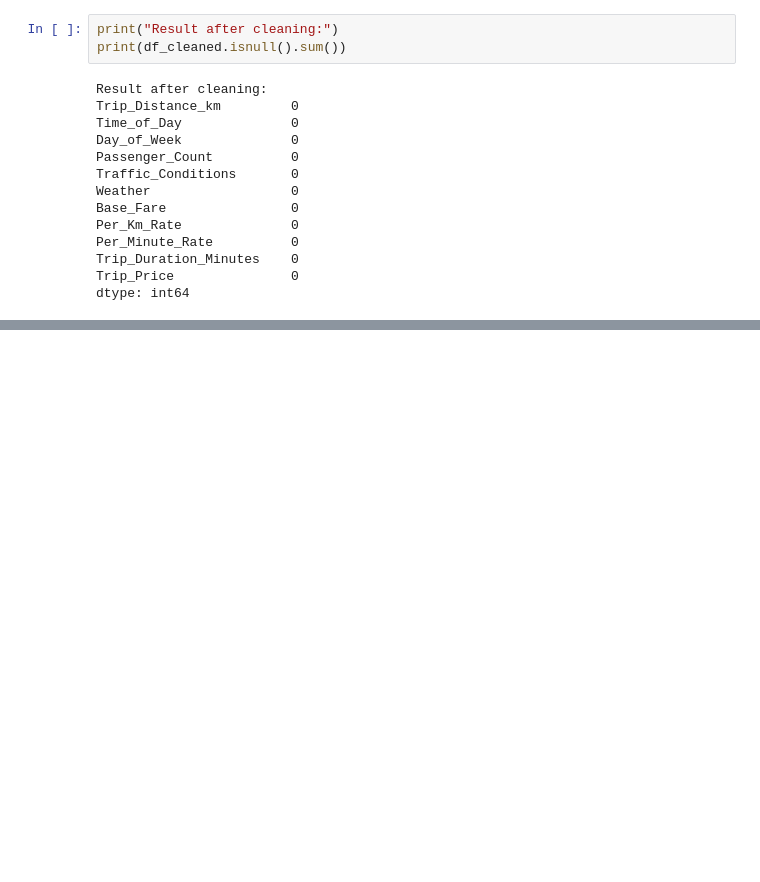
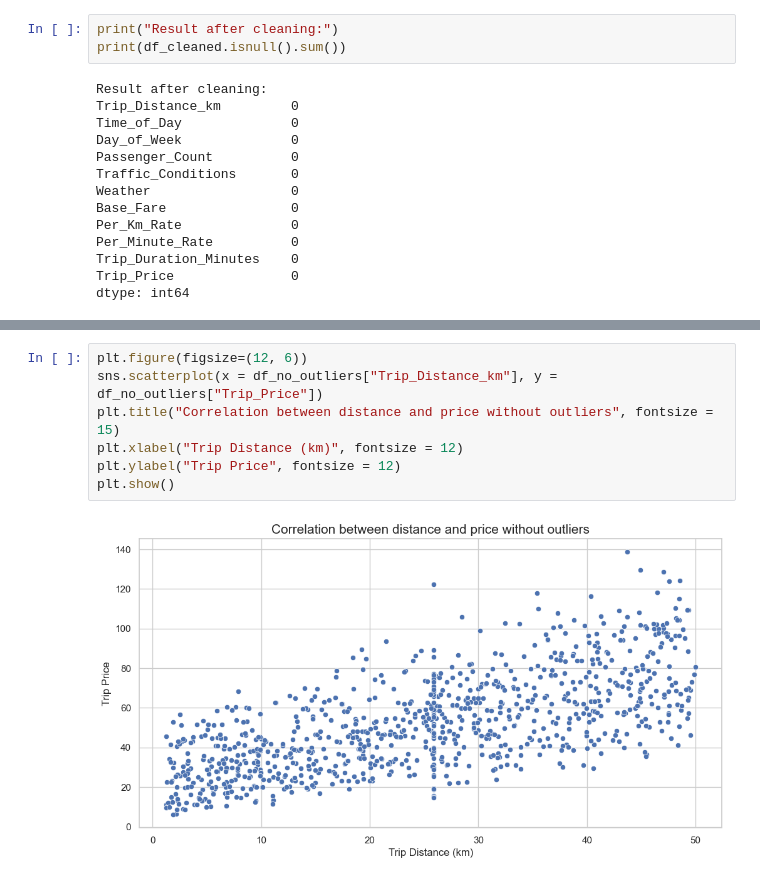
Before and after one commit to TonalLobster/taxi-prediction-fullstack-edwin-opa24, a Jupyter notebook: notebooks/01_model_development.ipynb, the cells around one changed output, grey strips where cells are left out. Drawn from its saved outputs; the diff is of its cells as text; blank space fills up the shorter version.

```diff
--- a/notebooks/01_model_development.ipynb
+++ b/notebooks/01_model_development.ipynb
@@ -191,0 +261,9 @@ dtype: int64
+# %%
+plt.figure(figsize=(12, 6))
+sns.scatterplot(x = df_no_outliers["Trip_Distance_km"], y = df_no_outliers["Trip_Price"])
+plt.title("Correlation between distance and price without outliers", fontsize = 15)
+plt.xlabel("Trip Distance (km)", fontsize = 12)
+plt.ylabel("Trip Price", fontsize = 12)
+plt.show()
+# %% [output]
+[figure, added]
```
Also changed, not shown: parts of 7 cells of this notebook.
